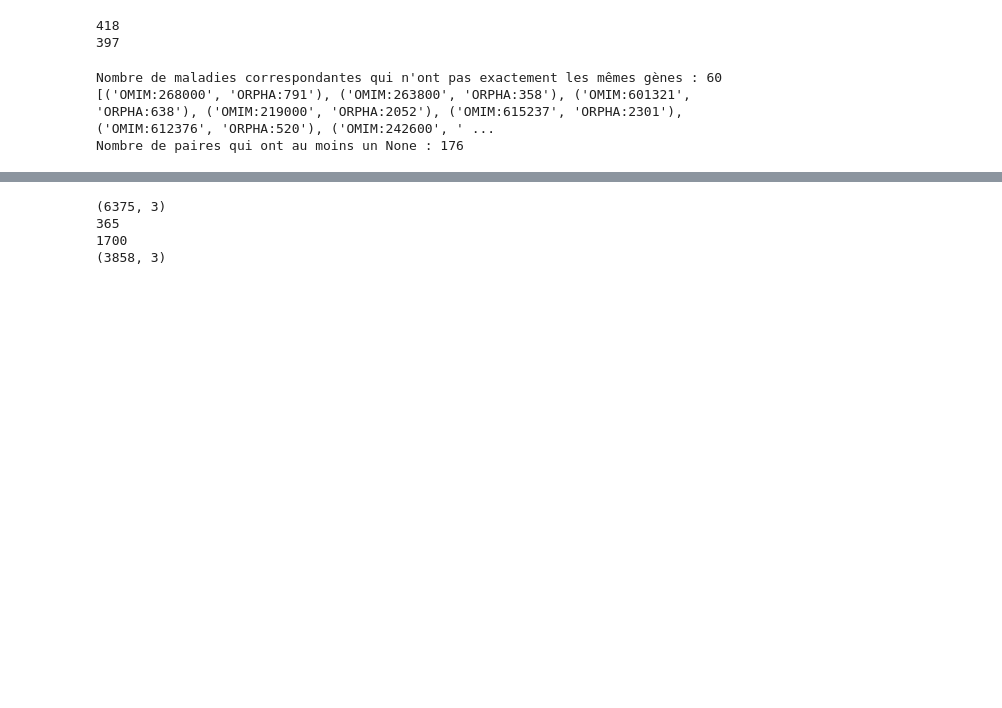
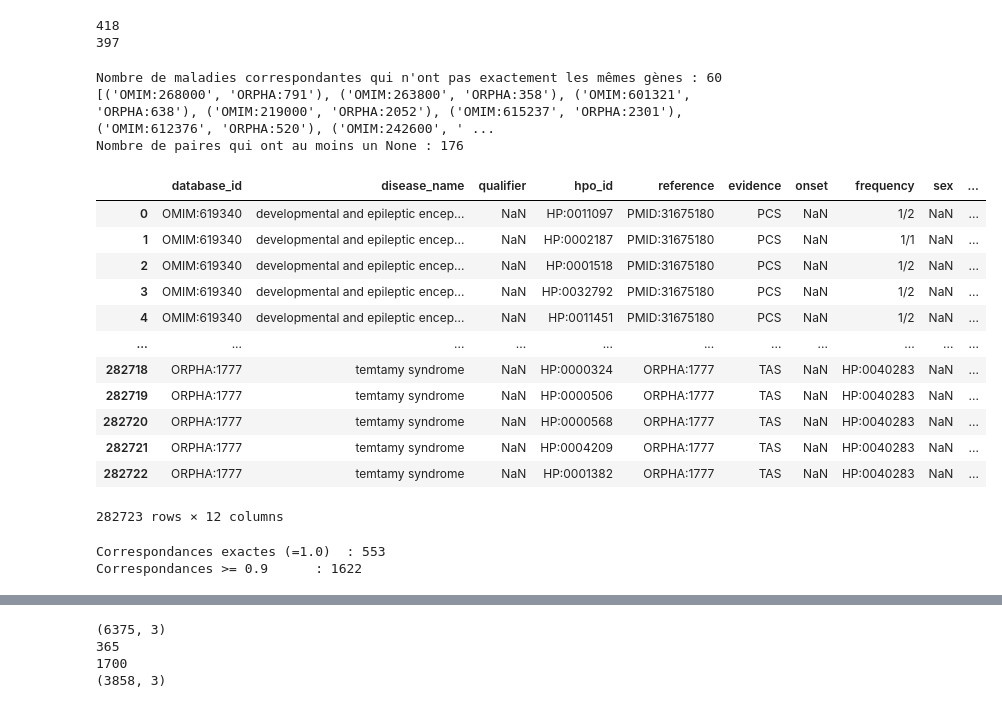
Before and after one commit to averniere/OT_simulation_maladies, a Jupyter notebook: Embeddings/PPI.ipynb, the cells around one changed output, grey strips where cells are left out. Saved outputs shown, nothing was run; the diff lists cells and outputs as text; code cells hidden in the pictures; blank space fills up the shorter version.

Commit message:
chargement table de correspondances orphanet

```diff
--- a/Embeddings/PPI.ipynb
+++ b/Embeddings/PPI.ipynb
@@ -138,3 +169,24 @@ sum(v[0] is not None and v[1] is not None for v in genes_correspondence.values()
 Nombre de maladies correspondantes qui n'ont pas exactement les mêmes gènes : 60
 [('OMIM:268000', 'ORPHA:791'), ('OMIM:263800', 'ORPHA:358'), ('OMIM:601321', 'ORPHA:638'), ('OMIM:219000', 'ORPHA:2052'), ('OMIM:615237', 'ORPHA:2301'), ('OMIM:612376', 'ORPHA:520'), ('OMIM:242600', ' ...
 Nombre de paires qui ont au moins un None : 176
+# %%
+df_hpoa
+# %% [output]
+|  | database_id | disease_name | qualifier | hpo_id | reference | evidence | onset | frequency | sex | ... |
+| 0 | OMIM:619340 | developmental and epileptic encep... | NaN | HP:0011097 | PMID:31675180 | PCS | NaN | 1/2 | NaN | ... |
+| 1 | OMIM:619340 | developmental and epileptic encep... | NaN | HP:0002187 | PMID:31675180 | PCS | NaN | 1/1 | NaN | ... |
+| 2 | OMIM:619340 | developmental and epileptic encep... | NaN | HP:0001518 | PMID:31675180 | PCS | NaN | 1/2 | NaN | ... |
+| 3 | OMIM:619340 | developmental and epileptic encep... | NaN | HP:0032792 | PMID:31675180 | PCS | NaN | 1/2 | NaN | ... |
+| 4 | OMIM:619340 | developmental and epileptic encep... | NaN | HP:0011451 | PMID:31675180 | PCS | NaN | 1/2 | NaN | ... |
+| ... | ... | ... | ... | ... | ... | ... | ... | ... | ... | ... |
+| 282718 | ORPHA:1777 | temtamy syndrome | NaN | HP:0000324 | ORPHA:1777 | TAS | NaN | HP:0040283 | NaN | ... |
+| 282719 | ORPHA:1777 | temtamy syndrome | NaN | HP:0000506 | ORPHA:1777 | TAS | NaN | HP:0040283 | NaN | ... |
+| 282720 | ORPHA:1777 | temtamy syndrome | NaN | HP:0000568 | ORPHA:1777 | TAS | NaN | HP:0040283 | NaN | ... |
+| 282721 | ORPHA:1777 | temtamy syndrome | NaN | HP:0004209 | ORPHA:1777 | TAS | NaN | HP:0040283 | NaN | ... |
+| 282722 | ORPHA:1777 | temtamy syndrome | NaN | HP:0001382 | ORPHA:1777 | TAS | NaN | HP:0040283 | NaN | ... |
+282723 rows × 12 columns
+# %%
+correspondence95 = build_fuzzy_correspondence(df_hpoa, 0.9)
+# %% [output]
+Correspondances exactes (=1.0)  : 553
+Correspondances >= 0.9      : 1622
```
Also changed, not shown: parts of 15 cells of this notebook, 3 other files.
